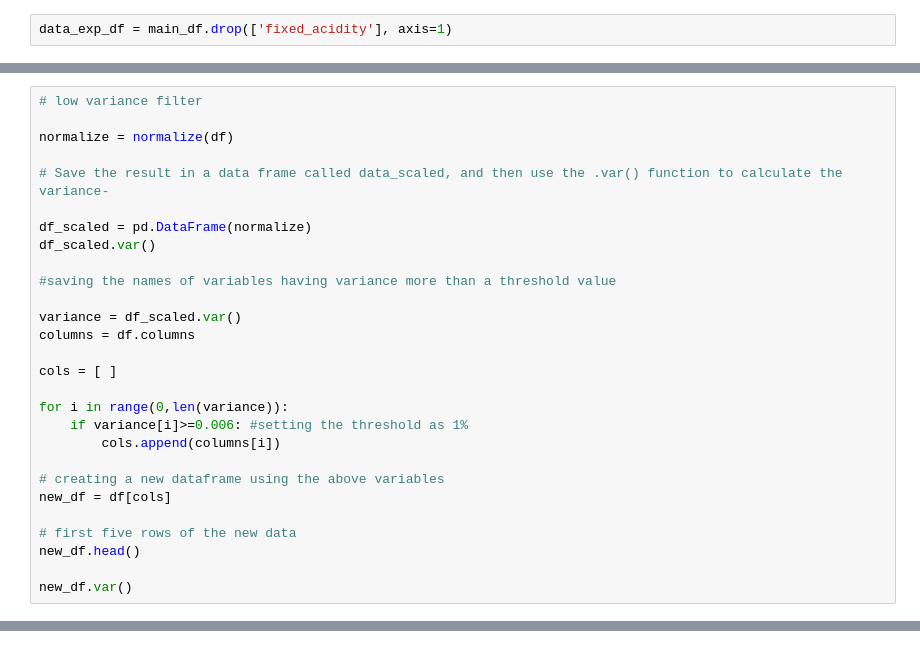
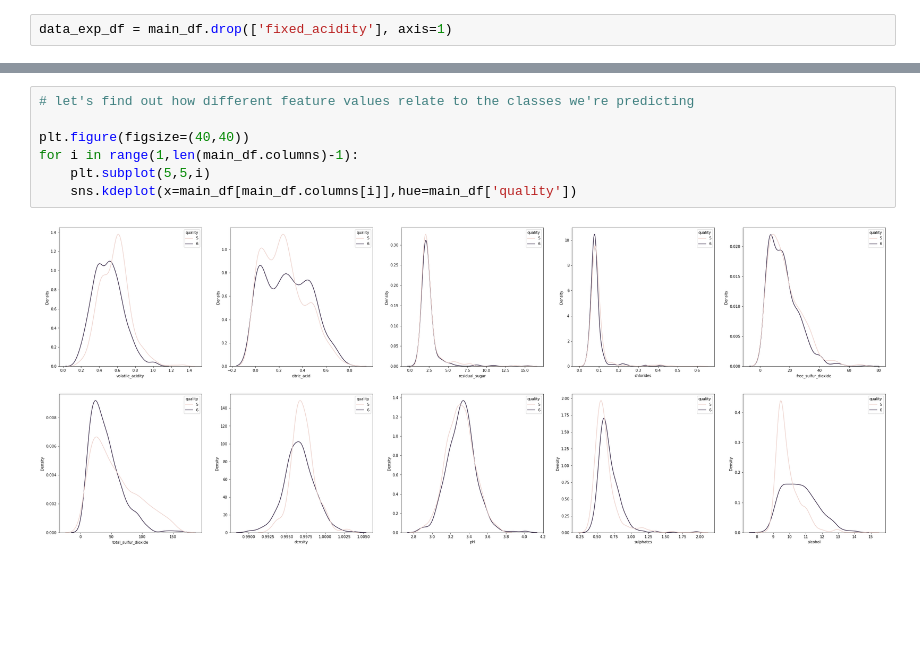
Before and after one commit to Studioname/wine, a Jupyter notebook: Wine_Quality.ipynb, the cells around one changed output, grey strips where cells are left out. Drawn from its saved outputs; the diff is of its cells as text; blank space fills up the shorter version.

```diff
--- a/Wine_Quality.ipynb
+++ b/Wine_Quality.ipynb
@@ -827,28 +866,0 @@ rfc_eval.mean()
-# %%
-# low variance filter
-
-normalize = normalize(df)
-
-# Save the result in a data frame called data_scaled, and then use the .var() function to calculate the variance-
-
-df_scaled = pd.DataFrame(normalize)
-df_scaled.var()
-
-#saving the names of variables having variance more than a threshold value
-
-variance = df_scaled.var()
-columns = df.columns
-
-cols = [ ]
-
-for i in range(0,len(variance)):
-    if variance[i]>=0.006: #setting the threshold as 1%
-        cols.append(columns[i])
-
-# creating a new dataframe using the above variables
-new_df = df[cols]
-
-# first five rows of the new data
-new_df.head()
-
-new_df.var()
@@ -870,0 +875,9 @@ We'll start by creating a correlation matrix of our features. We are looking for
+# %%
+# let's find out how different feature values relate to the classes we're predicting
+
+plt.figure(figsize=(40,40))
+for i in range(1,len(main_df.columns)-1):
+    plt.subplot(5,5,i)
+    sns.kdeplot(x=main_df[main_df.columns[i]],hue=main_df['quality'])
+# %% [output]
+[figure, added]
```
Also changed, not shown: parts of 35 cells of this notebook, 1 other file.
